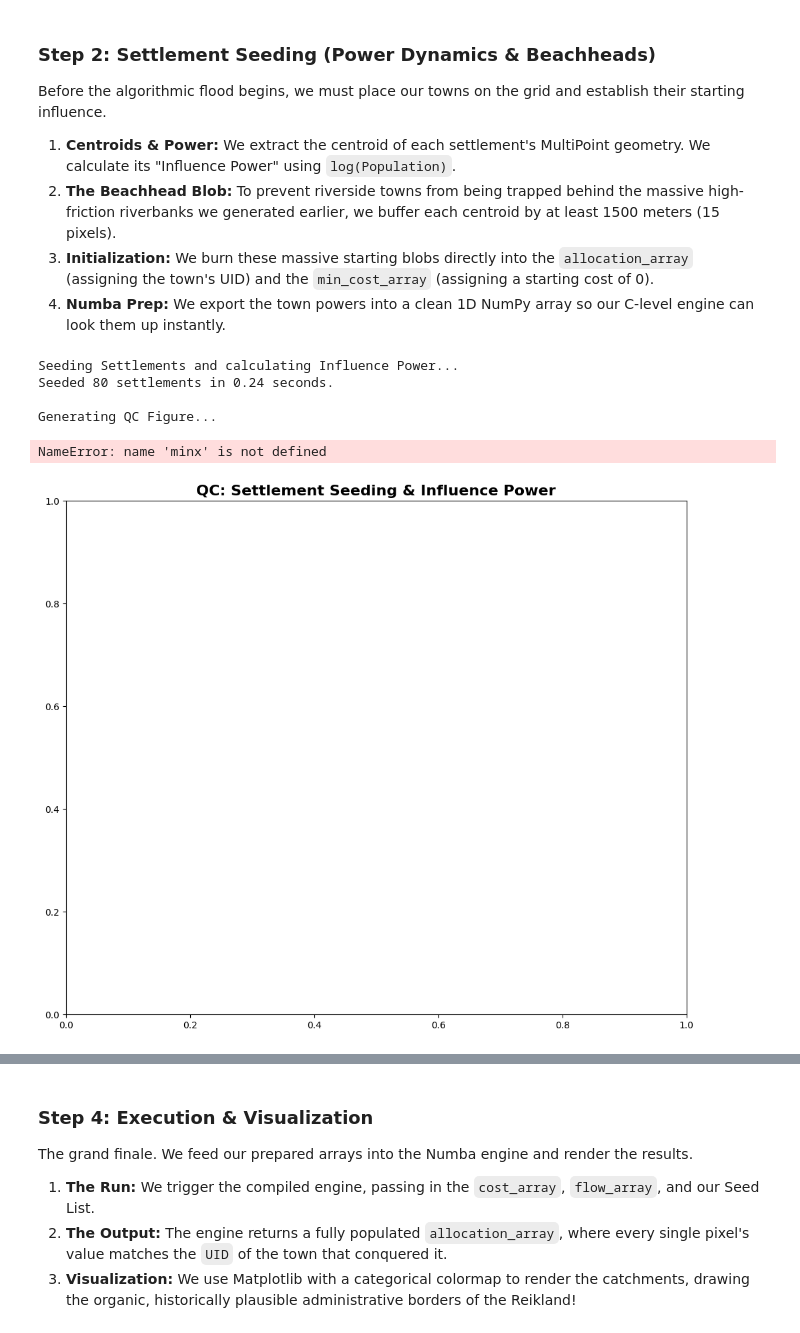
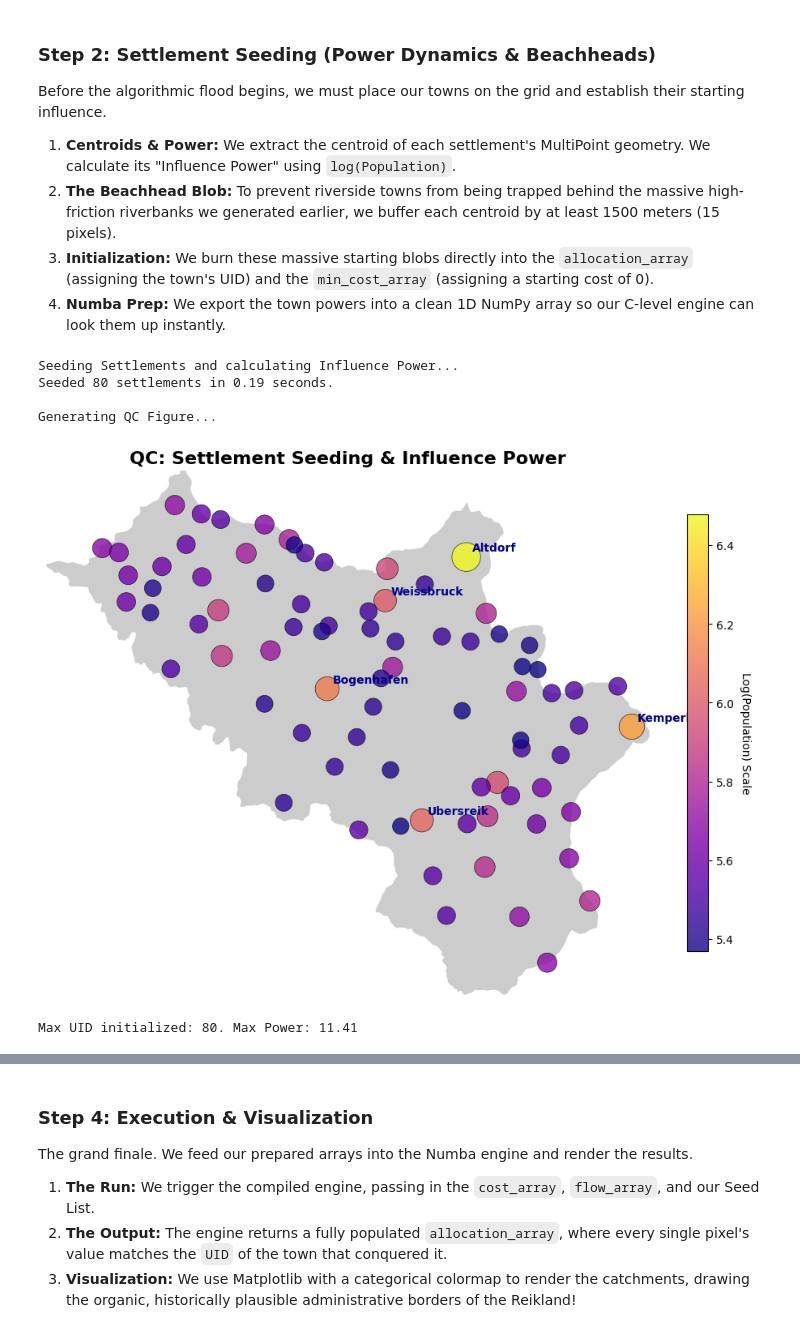
Before and after one commit to pete-jacobsson/enemy_rebuilt, a Jupyter notebook: reikland_basics.ipynb, the cells around one changed output, grey strips where cells are left out. Cells and saved outputs as stored; diff of their text form; code cells hidden in the pictures.

```diff
--- a/reikland_basics.ipynb
+++ b/reikland_basics.ipynb
@@ -2201,35 +2201,41 @@ print(f"Seeded {len(gdf_settlements)} settlements in {time.time() - t0:.2f} seco
 print("\nGenerating QC Figure...")
 fig, ax = plt.subplots(figsize=(12, 10))
 ax.set_title("QC: Settlement Seeding & Influence Power", fontsize=16, fontweight='bold')
 
 # Plot the background Reikland silhouette for context
-# We use the cost_array from Cell 0: anything not NODATA is land
+# Calculate the spatial extent from the rasterio transform, width, and height
+minx, maxy = transform * (0, 0)
+maxx, miny = transform * (width, height)
+
+# Plot the background Reikland silhouette for context
 land_mask = np.where(cost_array != NODATA_VALUE, 1, 0)
+
+# Now imshow has the variables it needs
 ax.imshow(land_mask, cmap='Greys', extent=(minx, maxx, miny, maxy), alpha=0.2)
 
 # Scatter plot of the towns
 scatter = ax.scatter(qc_x, qc_y, s=qc_sizes, c=np.log(qc_sizes), cmap='plasma',
                      alpha=0.8, edgecolors='black', linewidth=0.5)
 
 # Add a colorbar to explain the node colors
 cbar = fig.colorbar(scatter, ax=ax, shrink=0.7)
 cbar.set_label('Log(Population) Scale', rotation=270, labelpad=15)
 
 # Optionally annotate the 5 biggest cities so you can verify them
 top_5_indices = np.argsort(qc_sizes)[-5:]
 for i in top_5_indices:
     ax.annotate(qc_names[i], (qc_x[i], qc_y[i]), xytext=(5, 5), textcoords='offset points',
                 fontsize=10, fontweight='bold', color='darkblue')
 
 ax.axis('off')
 plt.show()
 
 print(f"Max UID initialized: {max_uid}. Max Power: {max(powers.values()):.2f}")
 # %% [output]
 Seeding Settlements and calculating Influence Power...
-Seeded 80 settlements in 0.24 seconds.
+Seeded 80 settlements in 0.19 seconds.
 
 Generating QC Figure...
+[figure, new version]
-NameError: name 'minx' is not defined
+Max UID initialized: 80. Max Power: 11.41
-[figure, old version]
 # %% [markdown]
```
Also changed, not shown: parts of 15 cells of this notebook.
